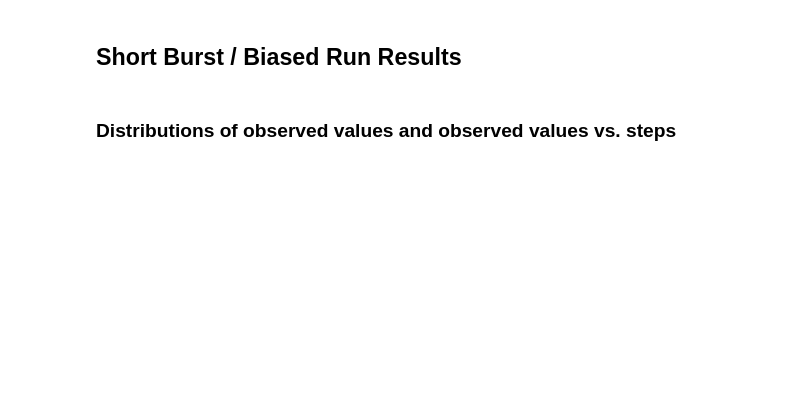
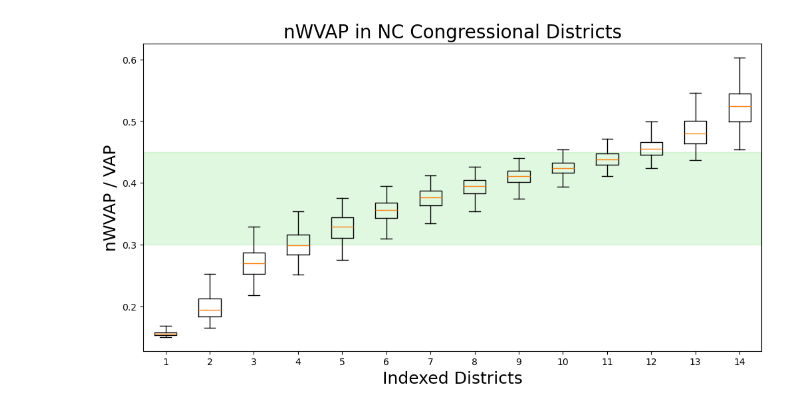
Before and after one commit to Qianru69/NC-Map-analysis, a Jupyter notebook: short_burst/NC_results.ipynb, the cells around one changed output. Saved outputs shown, nothing was run; the diff lists cells and outputs as text; code cells hidden in the pictures; blank space fills up the shorter version.

```diff
--- a/short_burst/NC_results.ipynb
+++ b/short_burst/NC_results.ipynb
@@ -101,0 +64,3 @@ max(majority_bvap_dists)
+# %%
+nwvap = np.sort(1 - wvap)
+nwvap
@@ -109,9 +92,11 @@ plt.show()
 # %%
 plt.figure(figsize=(12,6))
-plt.boxplot(bvap[:,65:], whis=(1,99), showfliers=False)
-plt.axhspan(0.40, 0.50, color="limegreen", alpha=0.15, zorder=0)
-plt.title("BVAP in NC Congressional Districts", fontsize=20)
+plt.boxplot(nwvap[:,:], whis=(1,99), showfliers=False)
+plt.axhspan(0.3, 0.45, color="limegreen", alpha=0.15, zorder=0)
+plt.title("nWVAP in NC Congressional Districts", fontsize=20)
 plt.xlabel("Indexed Districts", fontsize=18)
-plt.ylabel("BVAP / VAP", fontsize=18)
-plt.savefig("./plots/unbiased_boxplot.png", dpi=200, bbox_inches='tight')
+plt.ylabel("nWVAP / VAP", fontsize=18)
+plt.savefig("./plots/unbiased_nwvap_boxplot.png", dpi=200, bbox_inches='tight')
 plt.show()
+# %% [output]
+[figure, added]
@@ -137,4 +102,0 @@ plt.show()
-# %% [markdown]
-## Short Burst / Biased Run Results
-# %% [markdown]
-### Distributions of observed values and observed values vs. steps
```
Also changed, not shown: parts of 33 cells of this notebook.
